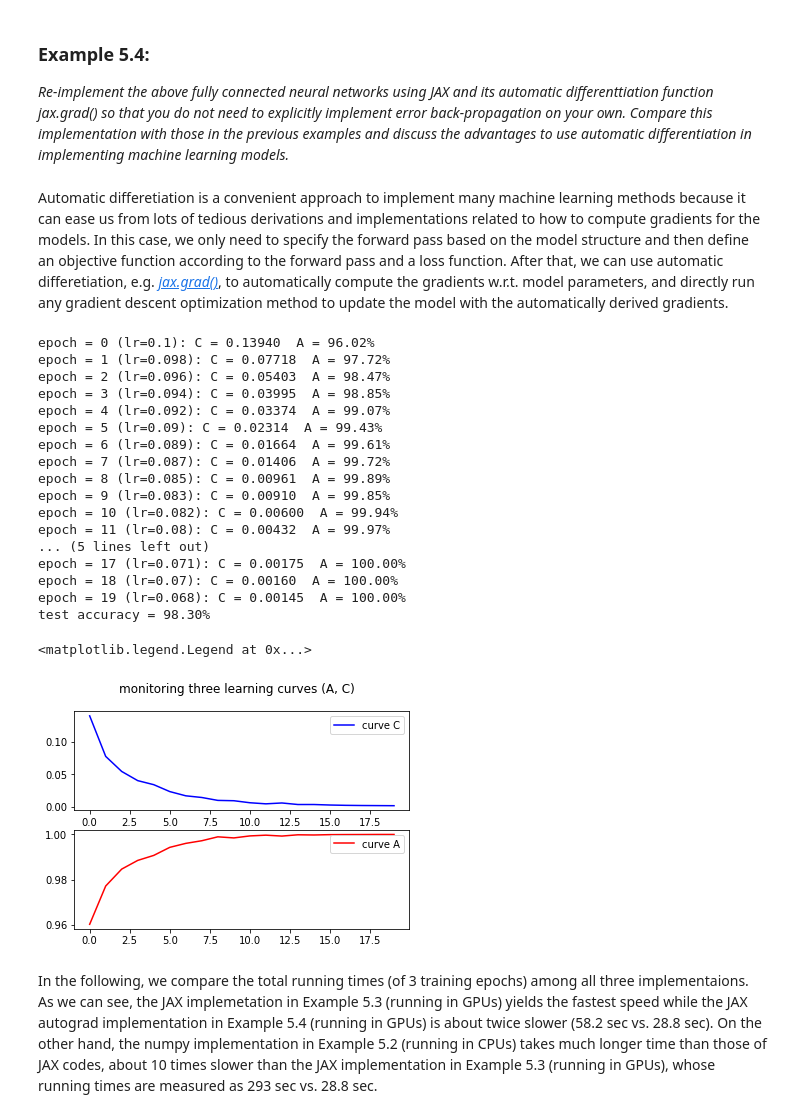
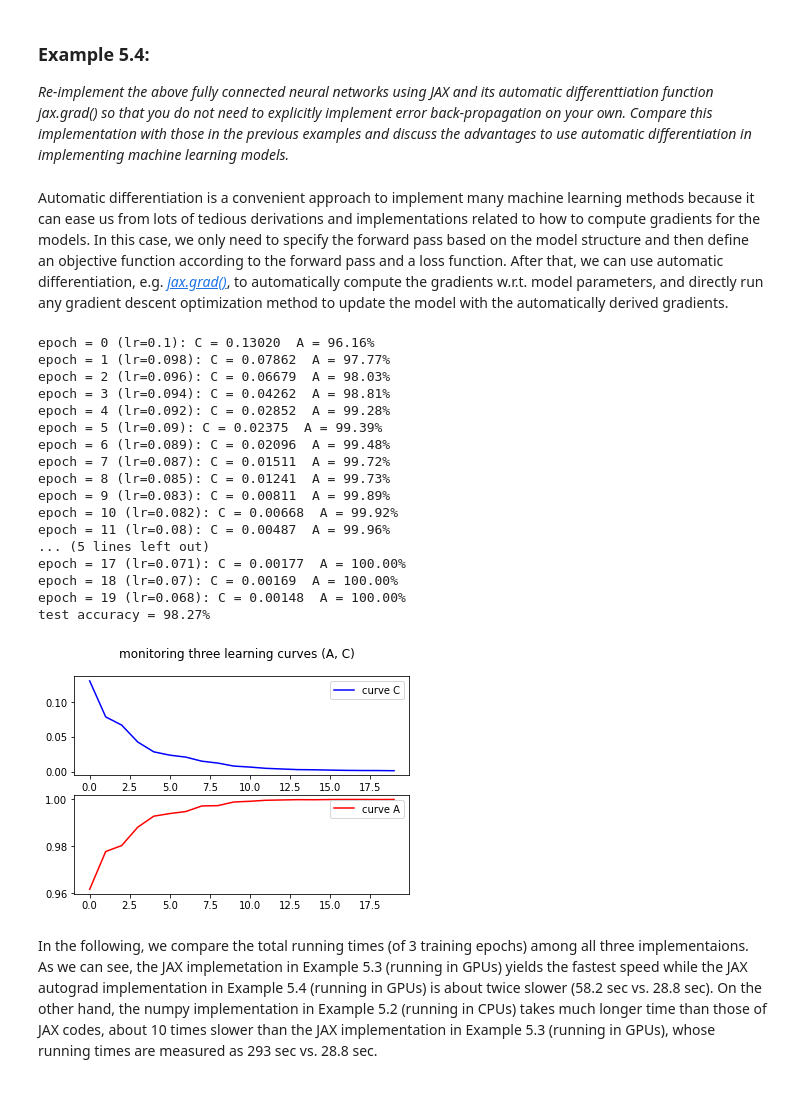
Before and after one commit to iNCML/MachineLearningBook, a Jupyter notebook: labs/ipynb/Lab5_Fully_Connected_Neural_Networks.ipynb, the cells around one changed output. Saved outputs shown, nothing was run; the diff lists cells and outputs as text; code cells hidden in the pictures.

```diff
--- a/labs/ipynb/Lab5_Fully_Connected_Neural_Networks.ipynb
+++ b/labs/ipynb/Lab5_Fully_Connected_Neural_Networks.ipynb
@@ -556,7 +556,7 @@ Thu Jan 27 23:00:45 2022
 
 *Re-implement the above fully connected neural networks using JAX and its automatic differenttiation function jax.grad() so that you do not need to explicitly implement error back-propagation on your own. Compare this implementation with those in the previous examples and discuss the advantages to use automatic differentiation in implementing machine learning models.*
 # %% [markdown]
-Automatic differetiation is a convenient approach to implement many machine learning methods because it can ease us from lots of tedious derivations and implementations related to how to compute gradients for the models. In this case, we only need to specify the forward pass based on the model structure and then define an objective function according to the forward pass and a loss function. After that, we can use automatic differetiation, e.g. [*jax.grad()*](https://jax.readthedocs.io/en/latest/jax.html#jax.grad), to automatically compute the gradients w.r.t. model parameters, and directly run any gradient descent optimization method to update the model with the automatically derived gradients.
+Automatic differentiation is a convenient approach to implement many machine learning methods because it can ease us from lots of tedious derivations and implementations related to how to compute gradients for the models. In this case, we only need to specify the forward pass based on the model structure and then define an objective function according to the forward pass and a loss function. After that, we can use automatic differentiation, e.g. [*jax.grad()*](https://jax.readthedocs.io/en/latest/jax.html#jax.grad), to automatically compute the gradients w.r.t. model parameters, and directly run any gradient descent optimization method to update the model with the automatically derived gradients.
 # %%
 # implement fully-connected neural networks using JAX and jax.grad()
 import numpy as np
@@ -688,43 +688,43 @@ class myMLP3():
     return jnp.argmax(Y, axis=1)
 # %%
 import jax.numpy as jnp
+import matplotlib.pyplot as plt
 
 mlp = myMLP3(struct=[500,250], debug=1, max_epochs=20, annealing=0.98, batch_size=50,lr=0.1)
 
 A, C = mlp.fit(X_train, Y_train)
 
 result = mlp.predict(X_test)
 
 test_acc =  100.0*jnp.count_nonzero(jnp.equal(result, y_test))/y_test.size
 print(f'test accuracy = {test_acc:.2f}%')
 
 fig, ax = plt.subplots(2)
 fig.suptitle('monitoring three learning curves (A, C)')
 ax[0].plot(C, 'b')
-ax[0].legend(['curve C'])
+_=ax[0].legend(['curve C'])
 
 ax[1].plot(A, 'r')
-ax[1].legend(['curve A'])
+_=ax[1].legend(['curve A'])
 # %% [output]
-epoch = 0 (lr=0.1): C = 0.13940  A = 96.02%
-epoch = 1 (lr=0.098): C = 0.07718  A = 97.72%
-epoch = 2 (lr=0.096): C = 0.05403  A = 98.47%
-epoch = 3 (lr=0.094): C = 0.03995  A = 98.85%
-epoch = 4 (lr=0.092): C = 0.03374  A = 99.07%
-epoch = 5 (lr=0.09): C = 0.02314  A = 99.43%
-epoch = 6 (lr=0.089): C = 0.01664  A = 99.61%
-epoch = 7 (lr=0.087): C = 0.01406  A = 99.72%
-epoch = 8 (lr=0.085): C = 0.00961  A = 99.89%
-epoch = 9 (lr=0.083): C = 0.00910  A = 99.85%
-epoch = 10 (lr=0.082): C = 0.00600  A = 99.94%
-epoch = 11 (lr=0.08): C = 0.00432  A = 99.97%
+epoch = 0 (lr=0.1): C = 0.13020  A = 96.16%
+epoch = 1 (lr=0.098): C = 0.07862  A = 97.77%
+epoch = 2 (lr=0.096): C = 0.06679  A = 98.03%
+epoch = 3 (lr=0.094): C = 0.04262  A = 98.81%
+epoch = 4 (lr=0.092): C = 0.02852  A = 99.28%
+epoch = 5 (lr=0.09): C = 0.02375  A = 99.39%
+epoch = 6 (lr=0.089): C = 0.02096  A = 99.48%
+epoch = 7 (lr=0.087): C = 0.01511  A = 99.72%
+epoch = 8 (lr=0.085): C = 0.01241  A = 99.73%
+epoch = 9 (lr=0.083): C = 0.00811  A = 99.89%
+epoch = 10 (lr=0.082): C = 0.00668  A = 99.92%
+epoch = 11 (lr=0.08): C = 0.00487  A = 99.96%
 ... (5 lines left out)
-epoch = 17 (lr=0.071): C = 0.00175  A = 100.00%
-epoch = 18 (lr=0.07): C = 0.00160  A = 100.00%
-epoch = 19 (lr=0.068): C = 0.00145  A = 100.00%
-test accuracy = 98.30%
+epoch = 17 (lr=0.071): C = 0.00177  A = 100.00%
+epoch = 18 (lr=0.07): C = 0.00169  A = 100.00%
+epoch = 19 (lr=0.068): C = 0.00148  A = 100.00%
+test accuracy = 98.27%
-<matplotlib.legend.Legend at 0x...>
-[figure, old version]
+[figure, new version]
 # %% [markdown]
 In the following, we compare the total running times  (of 3 training epochs) among all three implementaions. As we can see, the JAX implemetation in Example 5.3 (running in GPUs) yields the fastest speed while the JAX autograd implementation in Example 5.4 (running in GPUs) is about twice slower (58.2 sec vs. 28.8 sec). On the other hand, the numpy implementation in Example 5.2 (running in CPUs) takes much longer time than those of JAX codes, about 10 times slower than the JAX implementation in Example 5.3 (running in GPUs), whose running times are measured as 293 sec vs. 28.8 sec.
 # %%
```
Also changed, not shown: parts of 8 cells of this notebook, 8 other files.
